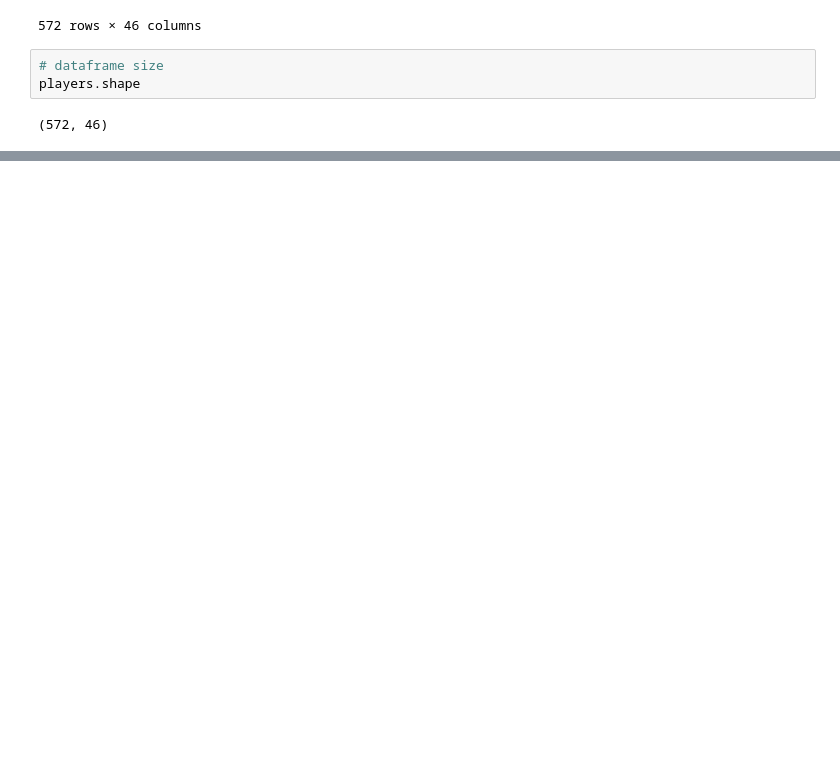
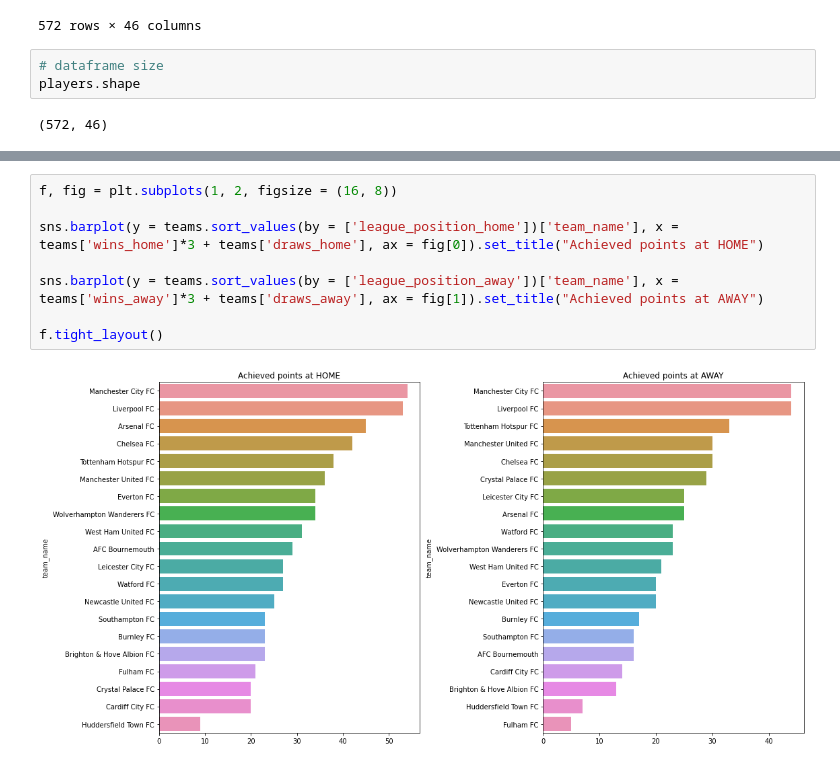
Before and after one commit to Renat2001/EPLAnalysis, a Jupyter notebook: Analysis of EPL 2018-2019 season.ipynb, the cells around one changed output, grey strips where cells are left out. Drawn from its saved outputs; the diff is of its cells as text; blank space fills up the shorter version.

```diff
--- a/Analysis of EPL 2018-2019 season.ipynb
+++ b/Analysis of EPL 2018-2019 season.ipynb
@@ -221,0 +306,10 @@ In the DataFrame I don't need to replace zeros to another values, because in foo
+# %%
+f, fig = plt.subplots(1, 2, figsize = (16, 8))
+
+sns.barplot(y = teams.sort_values(by = ['league_position_home'])['team_name'], x = teams['wins_home']*3 + teams['draws_home'], ax = fig[0]).set_title("Achieved points at HOME")
+
+sns.barplot(y = teams.sort_values(by = ['league_position_away'])['team_name'], x = teams['wins_away']*3 + teams['draws_away'], ax = fig[1]).set_title("Achieved points at AWAY")
+
+f.tight_layout()
+# %% [output]
+[figure, added]
```
Also changed, not shown: parts of 37 cells of this notebook, 5 other files.
